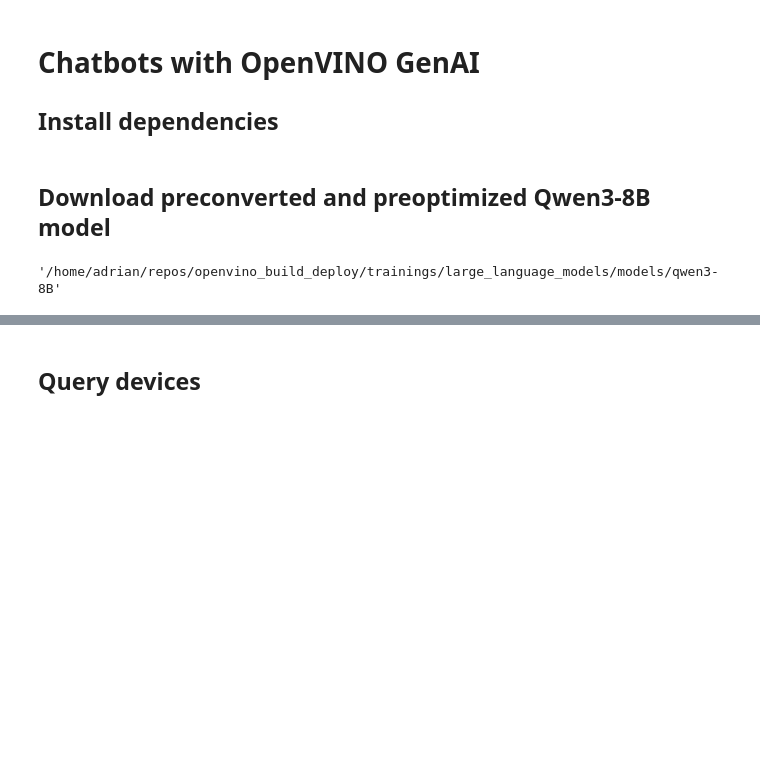
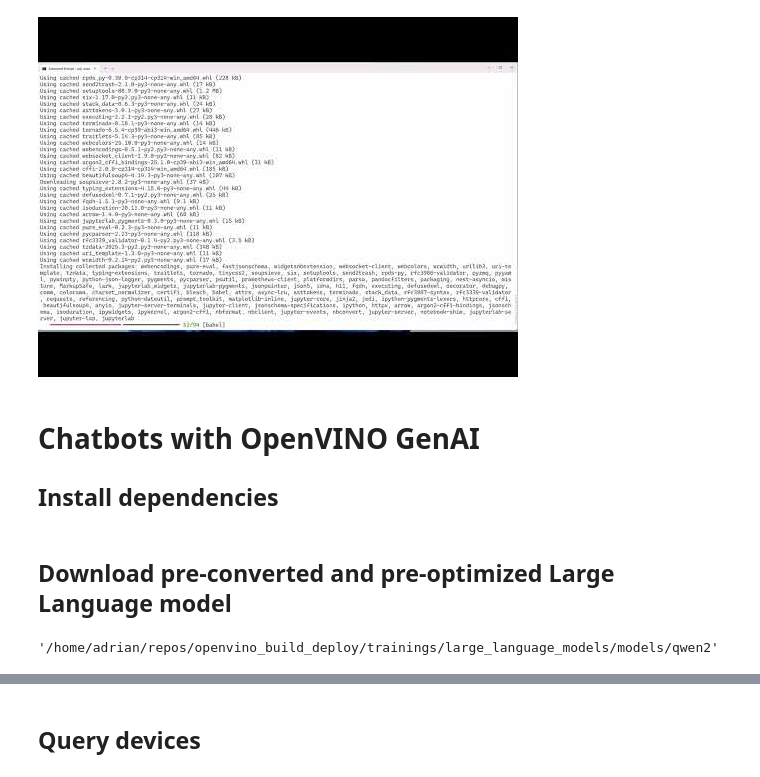
Before and after one commit to openvinotoolkit/openvino_build_deploy, a Jupyter notebook: trainings/large_language_models/llms_with_ov.ipynb, the cells around one changed output, grey strips where cells are left out. Drawn from its saved outputs; the diff is of its cells as text; code cells hidden in the pictures; blank space fills up the shorter version.

Commit message:
Added videos to llm training

```diff
--- a/trainings/large_language_models/llms_with_ov.ipynb
+++ b/trainings/large_language_models/llms_with_ov.ipynb
@@ -1,3 +1,8 @@
+# %%
+from IPython.display import YouTubeVideo
+YouTubeVideo('FxyiFFq88kU', width=960, height=540)
+# %% [output]
+[figure, added]
 # %% [markdown]
 # Chatbots with OpenVINO GenAI
 
@@ -5,11 +10,11 @@
 # %%
 !pip install openvino-genai huggingface-hub
 # %% [markdown]
-## Download preconverted and preoptimized Qwen3-8B model
+## Download pre-converted and pre-optimized Large Language model
 # %%
 from huggingface_hub import snapshot_download
 
-llm_output_dir = "models/qwen3-8B"
-snapshot_download("OpenVINO/Qwen3-8B-int4-cw-ov", local_dir=llm_output_dir, resume_download=True)
+llm_output_dir = "models/qwen2"
+snapshot_download("OpenVINO/Qwen2-1.5B-Instruct-int4-ov", local_dir=llm_output_dir, resume_download=True)
 # %% [output]
-'/home/adrian/repos/openvino_build_deploy/trainings/large_language_models/models/qwen3-8B'
+'/home/adrian/repos/openvino_build_deploy/trainings/large_language_models/models/qwen2'
```
Also changed, not shown: parts of 9 cells of this notebook.
